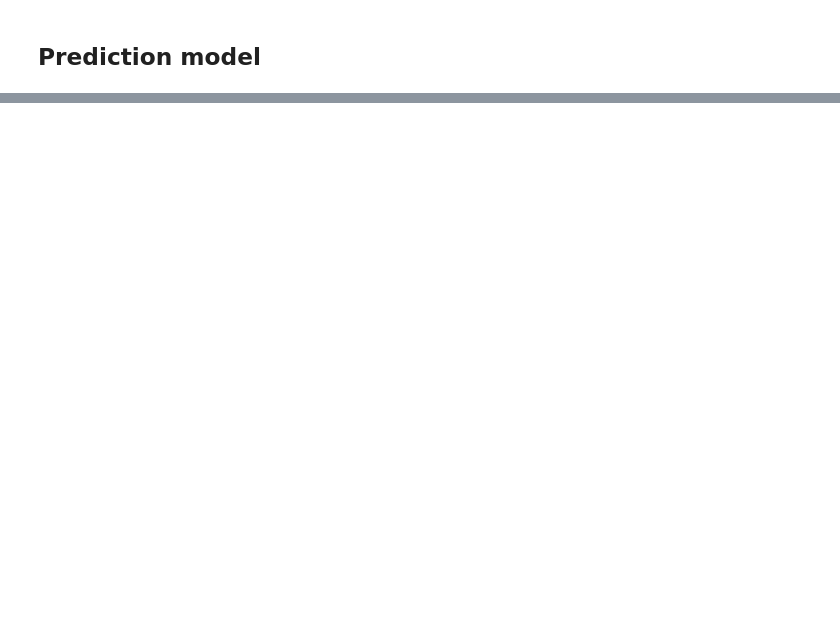
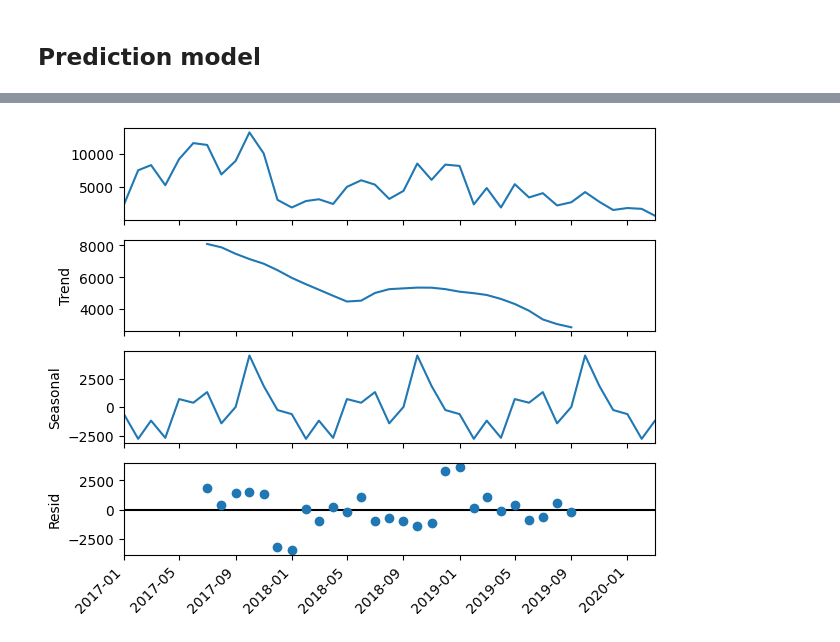
Before and after one commit to ttperr/Quod_THA_Test, a Jupyter notebook: notebooks/main.ipynb, the cells around one changed output, grey strips where cells are left out. Drawn from its saved outputs; the diff is of its cells as text; code cells hidden in the pictures; blank space fills up the shorter version.

```diff
--- a/notebooks/main.ipynb
+++ b/notebooks/main.ipynb
@@ -158,0 +346,21 @@ if __name__ == '__main__':
+# %%
+from statsmodels.tsa.seasonal import seasonal_decompose
+
+# Select a product to analyze (e.g., top-selling product)
+product_id = all_transactions['product_id'].value_counts().idxmax()
+
+# Filter time series data for this product
+product_sales = all_transactions[all_transactions['product_id'] == product_id].groupby('month').size()
+
+# Convert Period to Timestamp
+product_sales.index = product_sales.index.to_timestamp()
+
+# Apply seasonal decomposition
+decomposition = seasonal_decompose(product_sales, model='additive', period=12)
+
+# Plot decomposition
+decomposition.plot()
+plt.xticks(rotation=45, ha='right')
+plt.show()
+# %% [output]
+[figure, added]
```
Also changed, not shown: parts of 12 cells of this notebook.
